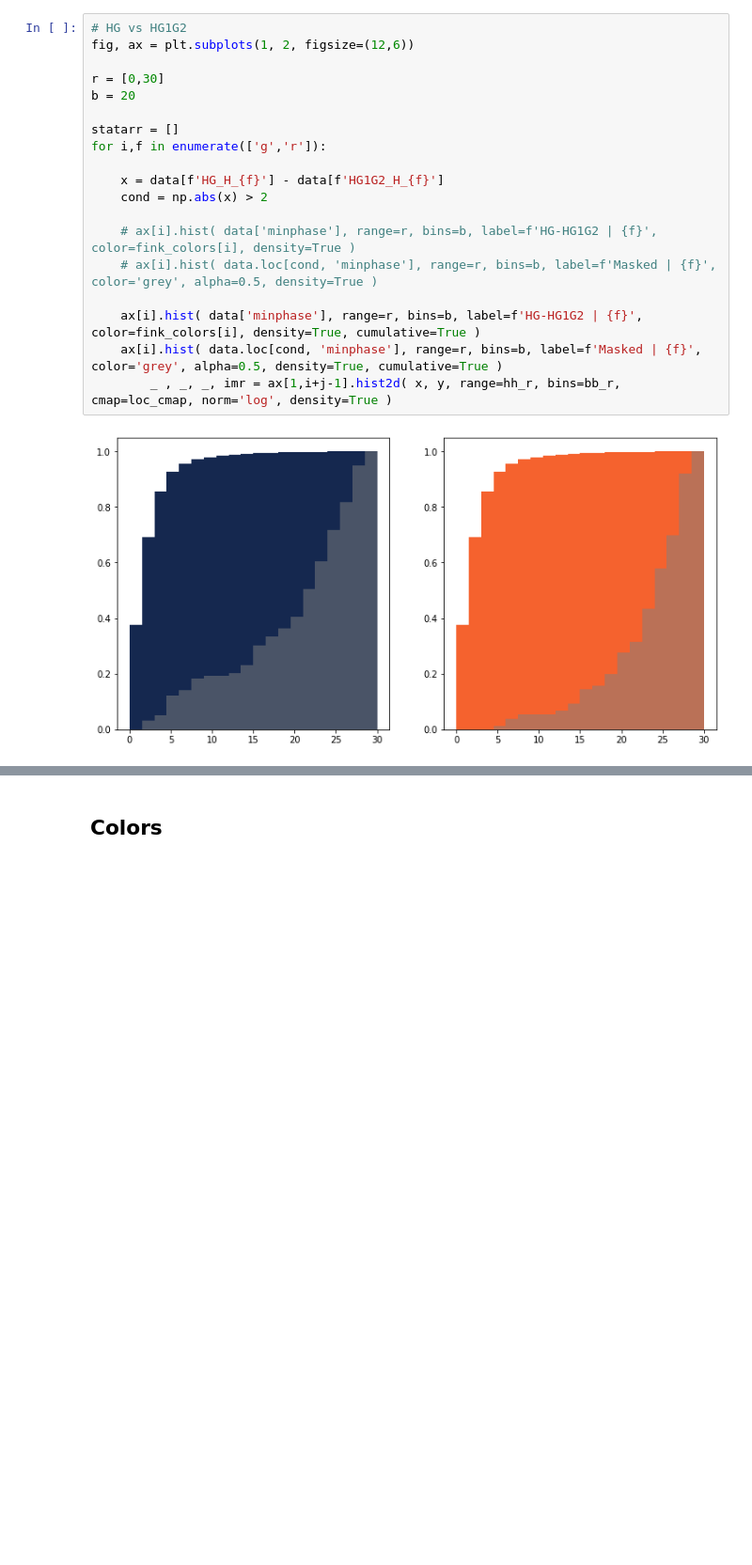
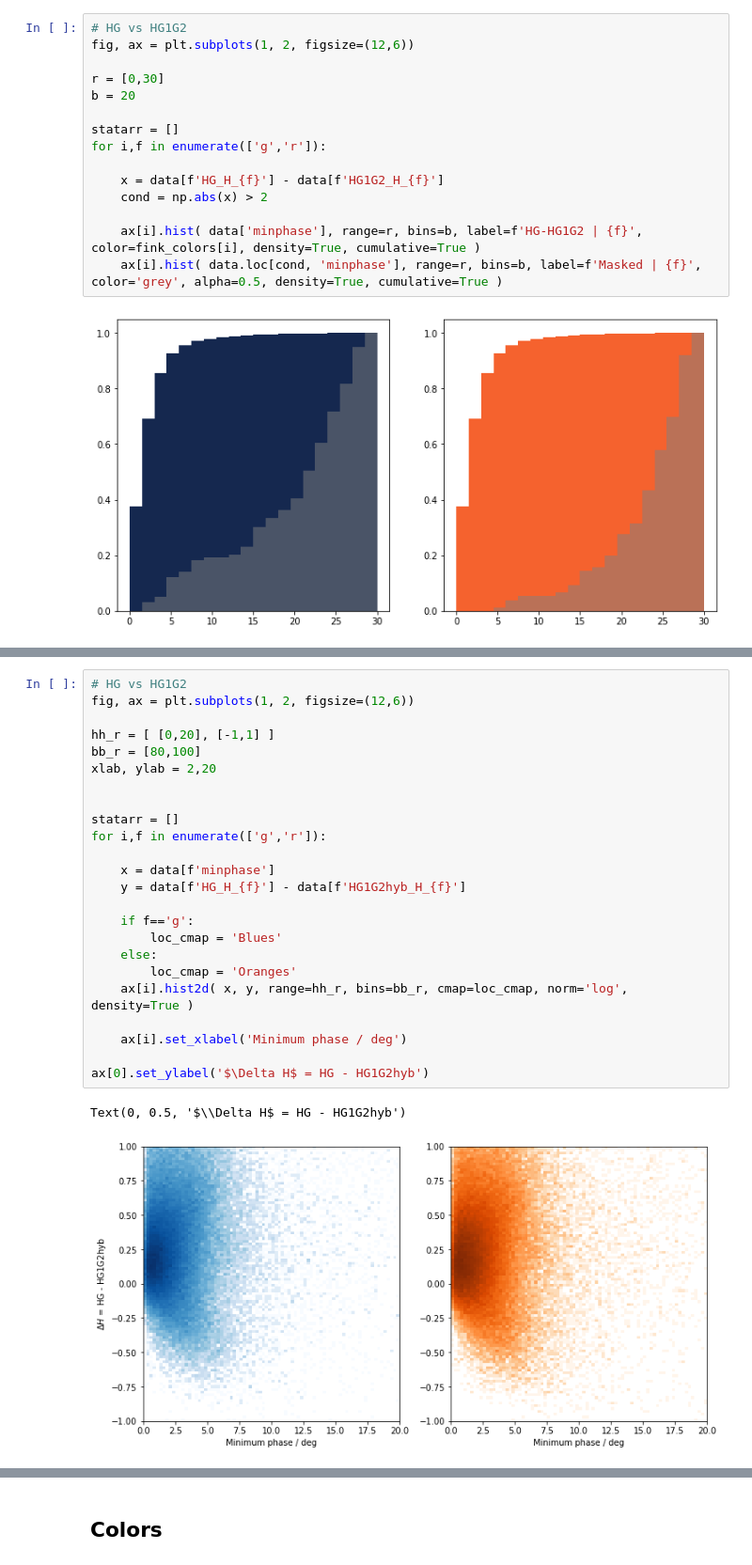
Before and after one commit to astrolabsoftware/fink-tutorials, a Jupyter notebook: sso/spins/2_compare_models.ipynb, the cells around one changed output, grey strips where cells are left out. Shown at 94% size. Cells and saved outputs as stored; diff of their text form; blank space fills up the shorter version.

```diff
--- a/sso/spins/2_compare_models.ipynb
+++ b/sso/spins/2_compare_models.ipynb
@@ -419,12 +438,8 @@ for i,f in enumerate(['g','r']):
     x = data[f'HG_H_{f}'] - data[f'HG1G2_H_{f}']
     cond = np.abs(x) > 2
 
-    # ax[i].hist( data['minphase'], range=r, bins=b, label=f'HG-HG1G2 | {f}', color=fink_colors[i], density=True )
-    # ax[i].hist( data.loc[cond, 'minphase'], range=r, bins=b, label=f'Masked | {f}', color='grey', alpha=0.5, density=True )
-
     ax[i].hist( data['minphase'], range=r, bins=b, label=f'HG-HG1G2 | {f}', color=fink_colors[i], density=True, cumulative=True )
     ax[i].hist( data.loc[cond, 'minphase'], range=r, bins=b, label=f'Masked | {f}', color='grey', alpha=0.5, density=True, cumulative=True )
-        _ , _, _, imr = ax[1,i+j-1].hist2d( x, y, range=hh_r, bins=bb_r, cmap=loc_cmap, norm='log', density=True )
 # %% [output]
 [figure]
 # %%
@@ -454,0 +472,27 @@ for i,f in enumerate(['g','r']):
+# %%
+# HG vs HG1G2
+fig, ax = plt.subplots(1, 2, figsize=(12,6))
+
+hh_r = [ [0,20], [-1,1] ]
+bb_r = [80,100]
+xlab, ylab = 2,20
+
+
+statarr = []
+for i,f in enumerate(['g','r']):
+
+    x = data[f'minphase']
+    y = data[f'HG_H_{f}'] - data[f'HG1G2hyb_H_{f}']
+
+    if f=='g':
+        loc_cmap = 'Blues'
+    else:
+        loc_cmap = 'Oranges'
+    ax[i].hist2d( x, y, range=hh_r, bins=bb_r, cmap=loc_cmap, norm='log', density=True )
+
+    ax[i].set_xlabel('Minimum phase / deg')
+
+ax[0].set_ylabel('$\Delta H$ = HG - HG1G2hyb')
+# %% [output]
+Text(0, 0.5, '$\\Delta H$ = HG - HG1G2hyb')
+[figure, added]
```
Also changed, not shown: parts of 25 cells of this notebook, 1 other file.
